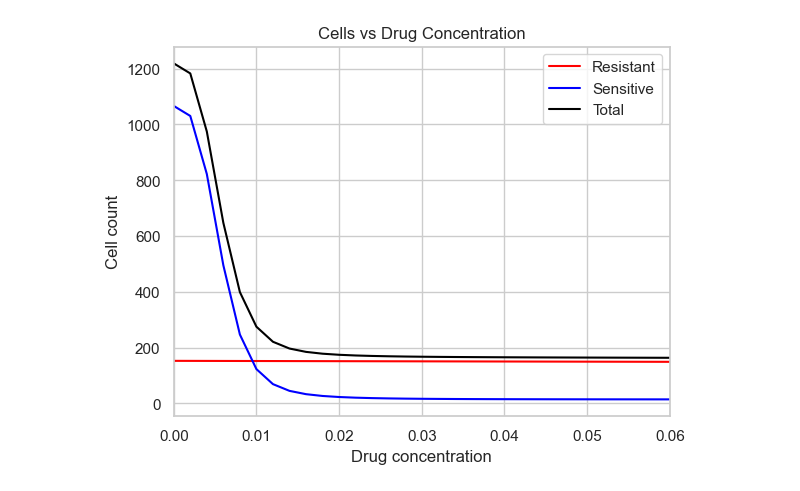
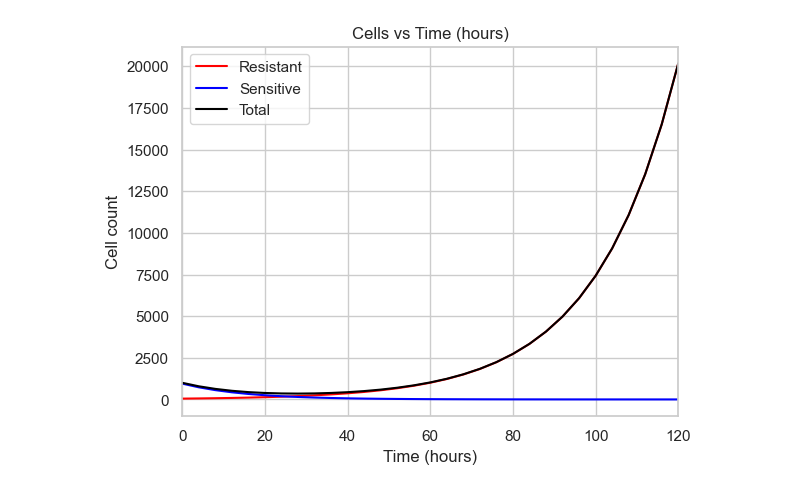
Before and after one commit to nisharchakravarty/Dose-response, a Jupyter notebook: project.ipynb, the cells around one changed output. Drawn from its saved outputs; the diff is of its cells as text; code cells hidden in the pictures.

```diff
--- a/project.ipynb
+++ b/project.ipynb
@@ -319,7 +471,7 @@ def cellCount(
 
 
     DR_r, DR_s = deathRate(concentration,Emax_r,Emax_s, IC50_r,IC50_s)
-    print (DR_r)
+    #print (DR_r)
     #DR_s = deathRate(concentration, Emax_s, IC50_s)
     gNet_r = growth_rate_r - DR_r
     gNet_s = growth_rate_s - DR_s
@@ -333,30 +485,35 @@ def cellCount(
 
     return R_t, S_t, N_t
 
+# Constants
+t = 120
+N0 = 1000
+Fr = 0.05 #phi
+Gr_r = 0.05
+Gr_s = 0.05
+C = 0.033
+Emaxr = 0
+Emaxs = 0.5
+ic50r = 10
+ic50s = 0.06
+hill_r = 1
+hill_s = 2
+
+min_time = 0
+max_time = 120
+time_steps = 31
+
+times = np.linspace(0, max_time, time_steps)
 results = []
-
-concentrations = np.linspace(0, 0.06, 31)
-results = []
-for concentration in concentrations:
-    R_t, S_t, N_t = cellCount(48, 1000, 0.12, 0.005, 0.004, concentration, 0.081, 0.09, 10, 0.01, 1, 3)
-    results.append([concentration, R_t, S_t, N_t])
+for time in times:
+    R_t, S_t, N_t = cellCount(time, N0, Fr, Gr_r, Gr_s, C, Emaxr, Emaxs, ic50r, ic50s, hill_r, hill_s)
+    results.append([time, R_t, S_t, N_t])
 
 
-# times = np.linspace(0, 48, 25)
-# results = []
-# for time in times:
-#     R_t, S_t, N_t = cellCount(time, 1000, 0.12, 0.005, 0.004, concentration, 0.081, 0.09, 10, 0.01, 1, 3)
-#     results.append([time, R_t, S_t, N_t])
-
-# print(concentrations, times)
-
-#results = np.array(results)
-
-print("Concentration      R      S         Total")
+print("Time      R      S         Total")
 
 for concentration, R_t, S_t, N_t in results:
     print(f"{(concentration):8.4f}    {R_t:8.4f}    {S_t:8.4f}    {N_t:8.4f}")
-
 
 results = np.array(results)
 
@@ -369,11 +526,11 @@ plt.plot(concentration, R_t, label="Resistant", color = "red")
 plt.plot(concentration, S_t, label="Sensitive", color = "blue")
 plt.plot(concentration, N_t, label="Total", color = "black")
 
-plt.xlabel("Drug concentration")
+plt.xlabel("Time (hours)")
 plt.ylabel("Cell count")
-plt.title("Cells vs Drug Concentration")
+plt.title("Cells vs Time (hours)")
 
-plt.xlim(0, 0.06)
+plt.xlim(0, max_time)
 
 
 
@@ -382,23 +539,4 @@ plt.xlim(0, 0.06)
 plt.legend()
 plt.grid(True)
 plt.show()
-
-# np.set_printoptions(formatter={'float': lambda x: f"{x:10.4f}"})
-
-#print(results)
-
-# for concentration in range (0,10,1):
-#     #print ()
-#     cellCountX= cellCount(12, 100, 0.081, concentration*0.1, 1, 0.5)
-#     # print (DR)
-#     #print (concentration*0.1,DR,cellCountX)
-
-# results.append(cellCountX)
-
-
-# plt.plot(results)
-# plt.xlabel('concentration')
-# plt.title("Cell count vs. concentration")
-# plt.ylabel('cell count')
-# plt.show()
 # %% [output]
@@ -422 +560 @@ plt.show()
-[figure, old version]
+[figure, new version]
```
Also changed, not shown: parts of 29 cells of this notebook.
